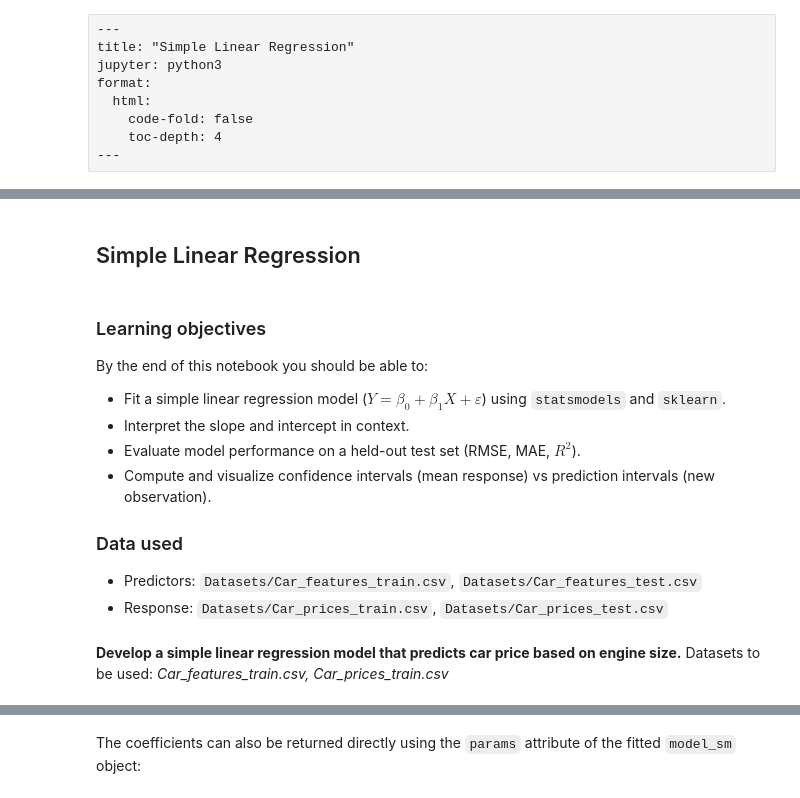
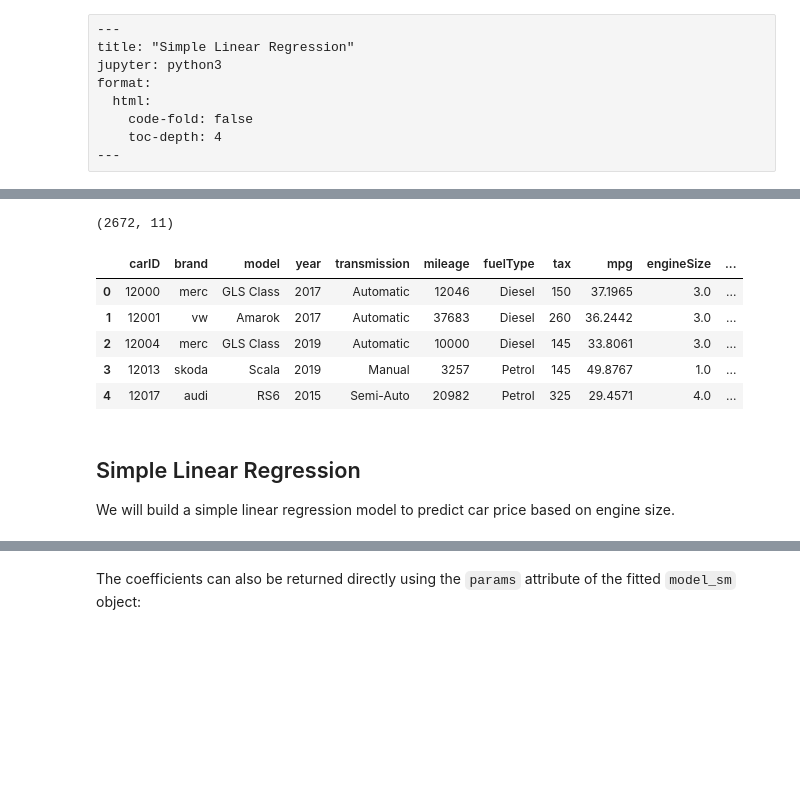
Before and after one commit to Lizhen0909/STAT303-2-class-notes, a Jupyter notebook: Lec1_SimpleLinearRegression.ipynb, the cells around one changed output, grey strips where cells are left out. Drawn from its saved outputs; the diff is of its cells as text; code cells hidden in the pictures; blank space fills up the shorter version.

```diff
--- a/Lec1_SimpleLinearRegression.ipynb
+++ b/Lec1_SimpleLinearRegression.ipynb
@@ -14,13 +55,19 @@ format:
+# %%
+# Read the test data
+testf = pd.read_csv('./Datasets/Car_features_test.csv') # Predictors
+testp = pd.read_csv('./Datasets/Car_prices_test.csv') # Response
+test = pd.merge(testf, testp)
+print(test.shape)
+test.head()
+# %% [output]
+(2672, 11)
+|  | carID | brand | model | year | transmission | mileage | fuelType | tax | mpg | engineSize | ... |
+| 0 | 12000 | merc | GLS Class | 2017 | Automatic | 12046 | Diesel | 150 | 37.1965 | 3.0 | ... |
+| 1 | 12001 | vw | Amarok | 2017 | Automatic | 37683 | Diesel | 260 | 36.2442 | 3.0 | ... |
+| 2 | 12004 | merc | GLS Class | 2019 | Automatic | 10000 | Diesel | 145 | 33.8061 | 3.0 | ... |
+| 3 | 12013 | skoda | Scala | 2019 | Manual | 3257 | Petrol | 145 | 49.8767 | 1.0 | ... |
+| 4 | 12017 | audi | RS6 | 2015 | Semi-Auto | 20982 | Petrol | 325 | 29.4571 | 4.0 | ... |
 # %% [markdown]
 ## Simple Linear Regression
+
+We will build a simple linear regression model to predict car price based on engine size.
-# %% [markdown]
-### Learning objectives
-By the end of this notebook you should be able to:
-- Fit a simple linear regression model ($Y=\beta_0+\beta_1X+\varepsilon$) using `statsmodels` and `sklearn`.
-- Interpret the slope and intercept in context.
-- Evaluate model performance on a held-out test set (RMSE, MAE, $R^2$).
-- Compute and visualize confidence intervals (mean response) vs prediction intervals (new observation).
-
-### Data used
-- Predictors: `Datasets/Car_features_train.csv`, `Datasets/Car_features_test.csv`
-- Response: `Datasets/Car_prices_train.csv`, `Datasets/Car_prices_test.csv`
@@ -39,3 +73,0 @@ sns.set_theme(style="whitegrid", font_scale=1.2)
-# %% [markdown]
-**Develop a simple linear regression model that predicts car price based on engine size.**
-Datasets to be used: *Car_features_train.csv, Car_prices_train.csv*
```
Also changed, not shown: parts of 53 cells of this notebook, 11 other files.
